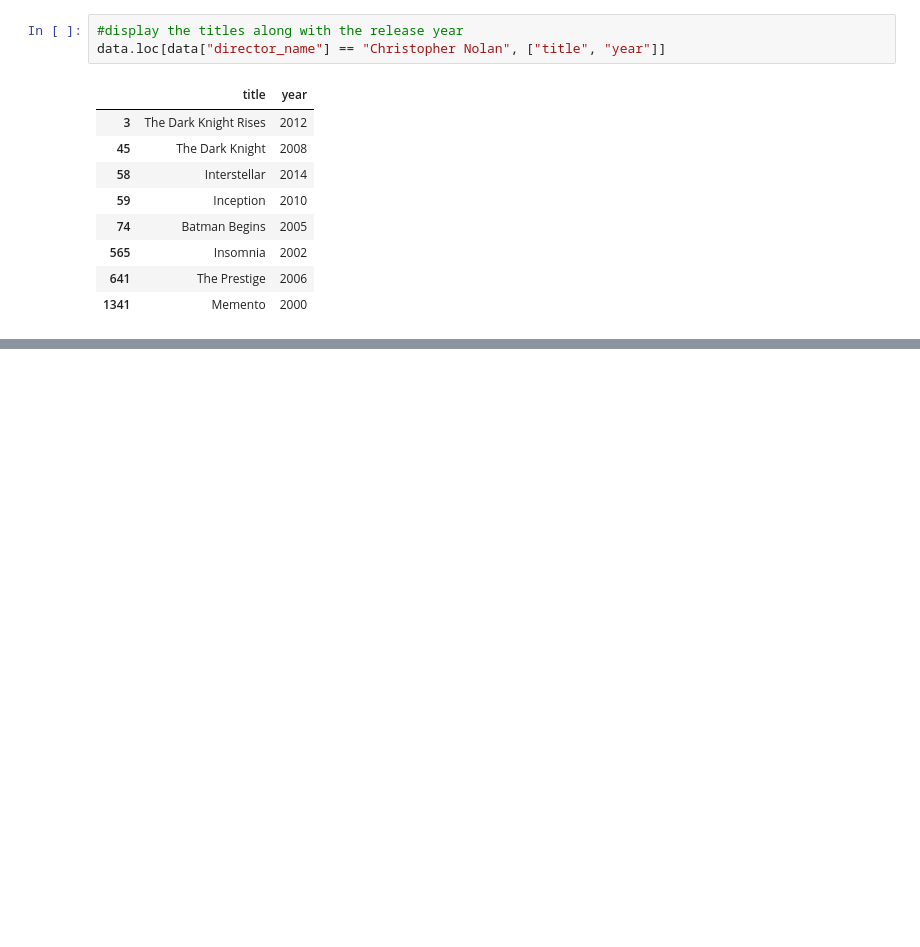
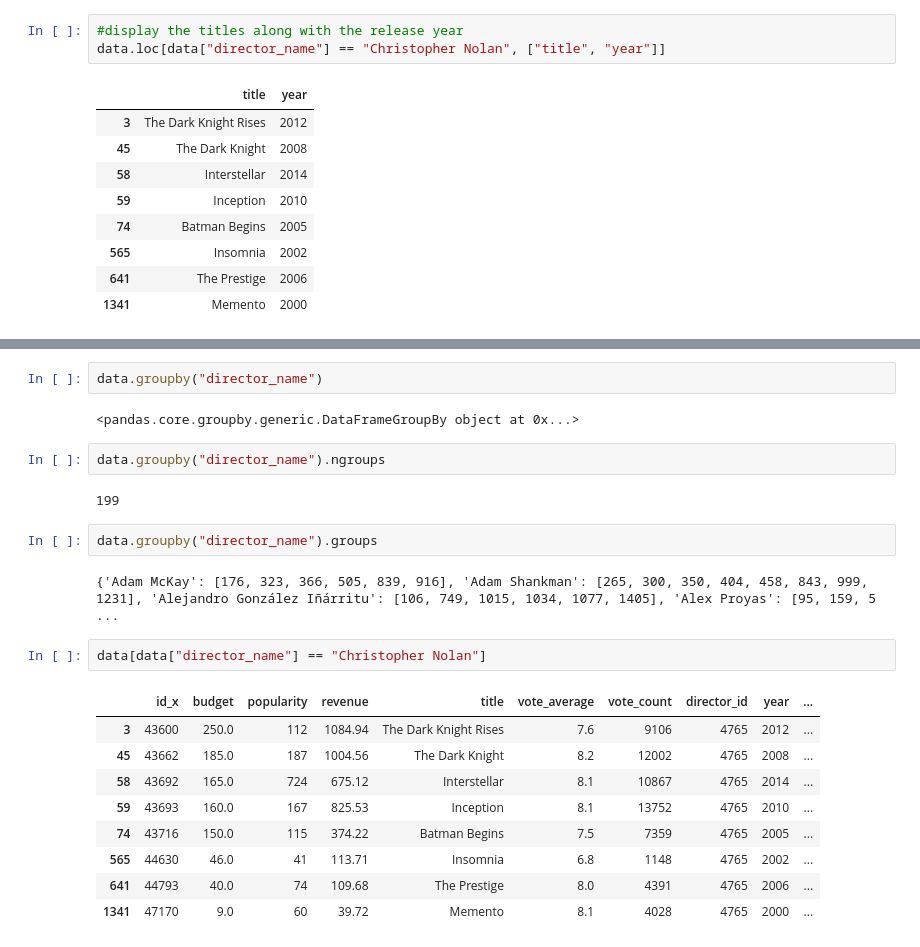
Before and after one commit to adityajain2407/DAV-1-may23, a Jupyter notebook: may23_pandas_3b.ipynb, the cells around one changed output, grey strips where cells are left out. Drawn from its saved outputs; the diff is of its cells as text; blank space fills up the shorter version.

```diff
--- a/may23_pandas_3b.ipynb
+++ b/may23_pandas_3b.ipynb
@@ -416,0 +560,24 @@ data.loc[data["director_name"] == "Christopher Nolan", ["title", "year"]]
+# %%
+data.groupby("director_name")
+# %% [output]
+<pandas.core.groupby.generic.DataFrameGroupBy object at 0x...>
+# %%
+data.groupby("director_name").ngroups
+# %% [output]
+199
+# %%
+data.groupby("director_name").groups
+# %% [output]
+{'Adam McKay': [176, 323, 366, 505, 839, 916], 'Adam Shankman': [265, 300, 350, 404, 458, 843, 999, 1231], 'Alejandro González Iñárritu': [106, 749, 1015, 1034, 1077, 1405], 'Alex Proyas': [95, 159, 5 ...
+# %%
+data[data["director_name"] == "Christopher Nolan"]
+# %% [output]
+|  | id_x | budget | popularity | revenue | title | vote_average | vote_count | director_id | year | ... |
+| 3 | 43600 | 250.0 | 112 | 1084.94 | The Dark Knight Rises | 7.6 | 9106 | 4765 | 2012 | ... |
+| 45 | 43662 | 185.0 | 187 | 1004.56 | The Dark Knight | 8.2 | 12002 | 4765 | 2008 | ... |
+| 58 | 43692 | 165.0 | 724 | 675.12 | Interstellar | 8.1 | 10867 | 4765 | 2014 | ... |
+| 59 | 43693 | 160.0 | 167 | 825.53 | Inception | 8.1 | 13752 | 4765 | 2010 | ... |
+| 74 | 43716 | 150.0 | 115 | 374.22 | Batman Begins | 7.5 | 7359 | 4765 | 2005 | ... |
+| 565 | 44630 | 46.0 | 41 | 113.71 | Insomnia | 6.8 | 1148 | 4765 | 2002 | ... |
+| 641 | 44793 | 40.0 | 74 | 109.68 | The Prestige | 8.0 | 4391 | 4765 | 2006 | ... |
+| 1341 | 47170 | 9.0 | 60 | 39.72 | Memento | 8.1 | 4028 | 4765 | 2000 | ... |
```
Also changed, not shown: parts of 64 cells of this notebook.
